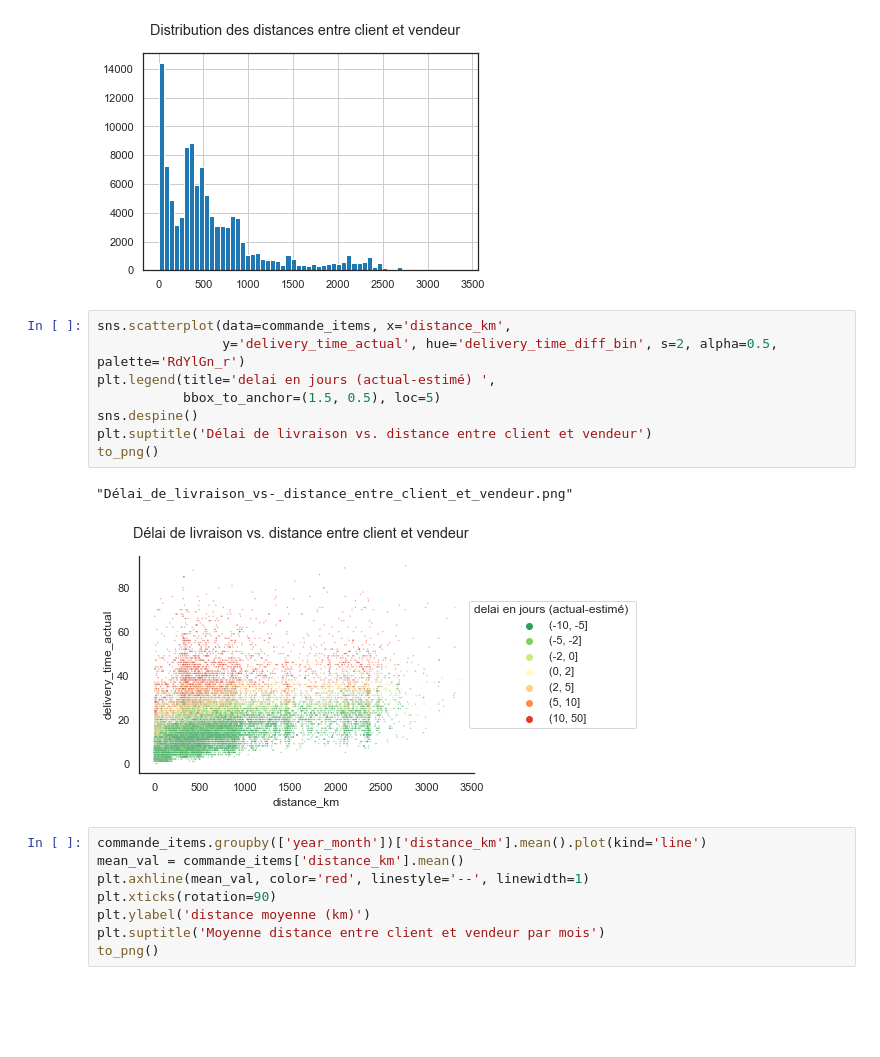
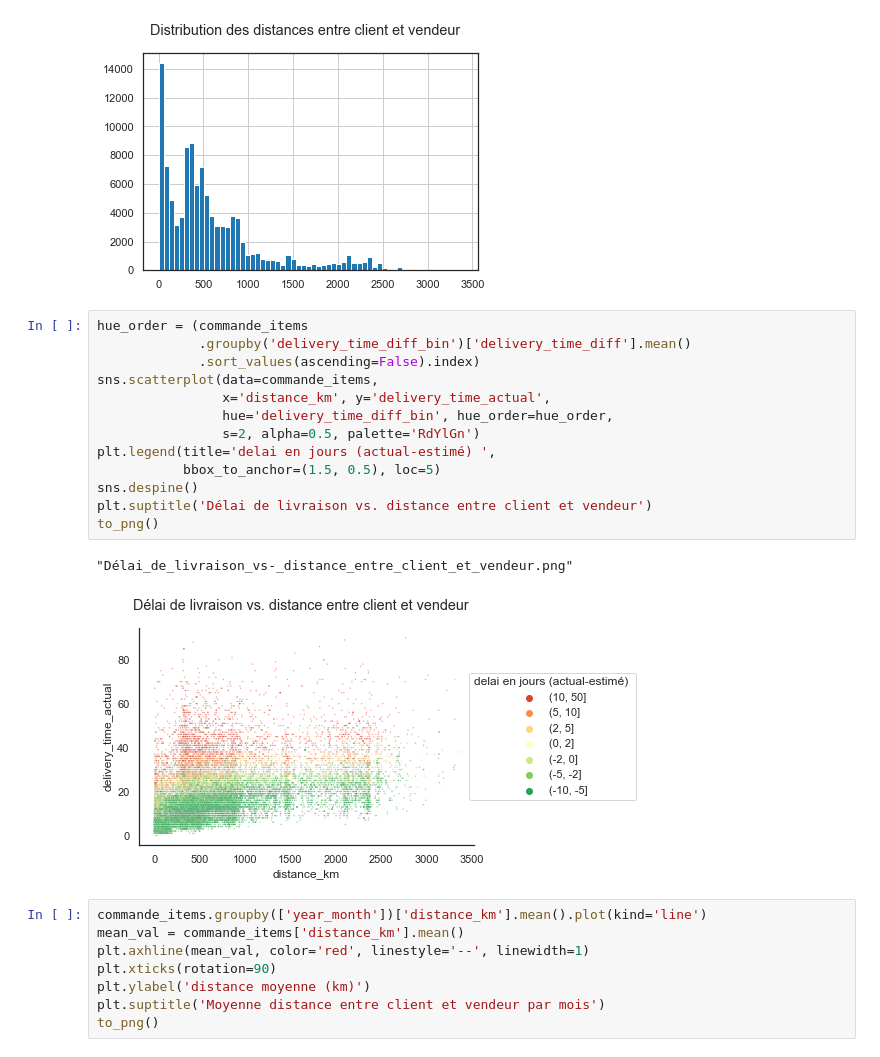
Before and after one commit to mrcreasey/oc-ds-p5-unsupervised-clustering, a Jupyter notebook: P5_01_analyse.ipynb, the cells around one changed output. Cells and saved outputs as stored; diff of their text form; blank space fills up the shorter version.

```diff
--- a/P5_01_analyse.ipynb
+++ b/P5_01_analyse.ipynb
@@ -2498,16 +2505,21 @@ to_png()
 "Distribution_des_distances_entre_client_et_vendeur.png"
 [figure]
 # %%
-sns.scatterplot(data=commande_items, x='distance_km',
-                y='delivery_time_actual', hue='delivery_time_diff_bin', s=2, alpha=0.5, palette='RdYlGn_r')
+hue_order = (commande_items
+             .groupby('delivery_time_diff_bin')['delivery_time_diff'].mean()
+             .sort_values(ascending=False).index)
+sns.scatterplot(data=commande_items,
+                x='distance_km', y='delivery_time_actual',
+                hue='delivery_time_diff_bin', hue_order=hue_order,
+                s=2, alpha=0.5, palette='RdYlGn')
 plt.legend(title='delai en jours (actual-estimé) ',
            bbox_to_anchor=(1.5, 0.5), loc=5)
 sns.despine()
 plt.suptitle('Délai de livraison vs. distance entre client et vendeur')
 to_png()
 # %% [output]
 "Délai_de_livraison_vs-_distance_entre_client_et_vendeur.png"
-[figure, old version]
+[figure, new version]
 # %%
 commande_items.groupby(['year_month'])['distance_km'].mean().plot(kind='line')
 mean_val = commande_items['distance_km'].mean()
```
Also changed, not shown: parts of 17 cells of this notebook, 2 other files.
